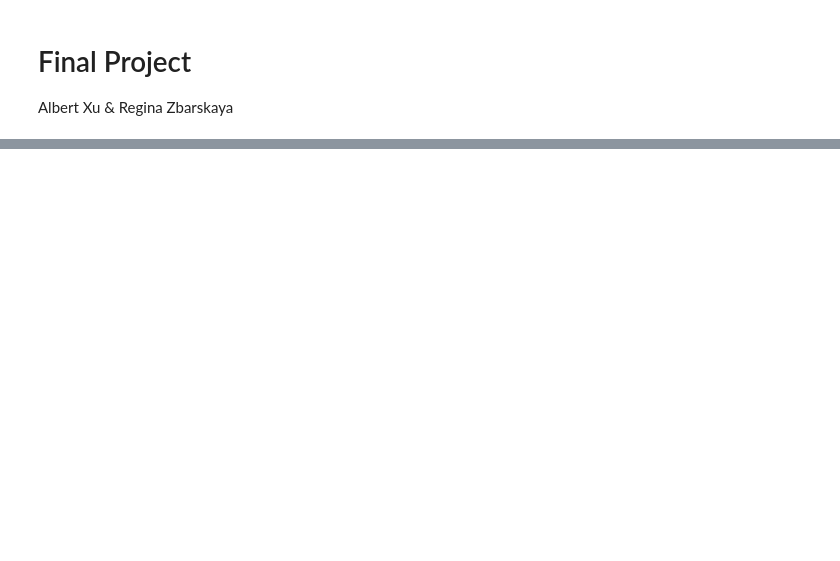
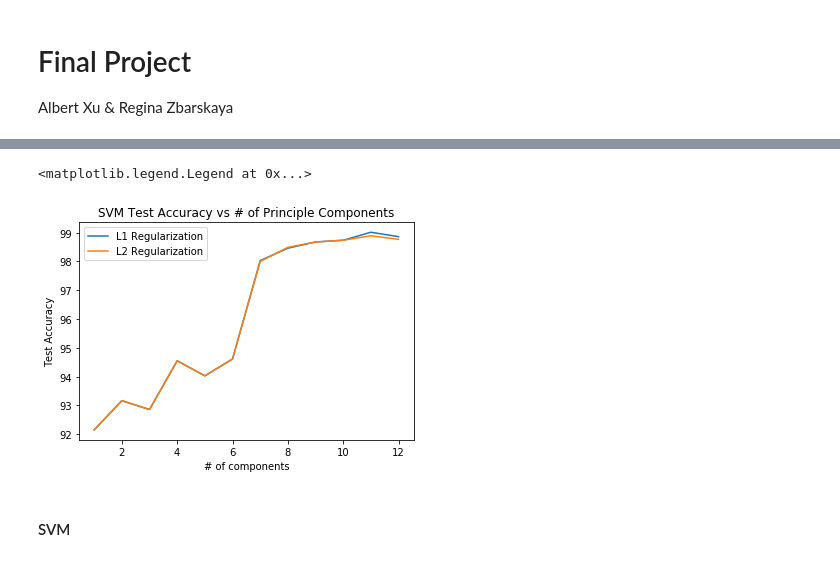
Before and after one commit to alberttxu/ml_final_project, a Jupyter notebook: final_proj.ipynb, the cells around one changed output, grey strips where cells are left out. Cells and saved outputs as stored; diff of their text form; code cells hidden in the pictures; blank space fills up the shorter version.

```diff
--- a/final_proj.ipynb
+++ b/final_proj.ipynb
@@ -66,0 +141,20 @@ svm_acc(X_train, y_train, X_test, y_test)
+# %%
+# Apply linear SVM to on data to predict red/white wine
+def svm_linear(pen, X_train, X_test, y_train, y_test, suppress):
+    model = LinearSVC(penalty=pen,loss='squared_hinge',dual=False)
+    model.fit(X_train, y_train)
+
+    tr_acc = model.score(X_train, y_train)*100
+    ts_acc = model.score(X_test, y_test)*100
+    if(not suppress):
+        print('\tTraining Accuracy: {0:.2f}%'.format(tr_acc))
+        print('\tTest Accuracy: {0:.2f}%'.format(ts_acc))
+    return tr_acc, ts_acc
+
+# ---------- Lasso (L1) Regularization ----------
+print('\nLasso (L1) Regularization: ')
+svm_linear('l1', X_train, X_test, y_train, y_test, 0)
+
+# ---------- Ridge (L2) Regularization ----------
+print('\nRidge (L2) Regularization: ')
+svm_linear('l2', X_train, X_test, y_train, y_test, 0)
@@ -66,0 +170,27 @@ svm_acc(X_train, y_train, X_test, y_test)
+# %%
+# ---------- Changing Number of Principle Components for LinearSVC ----------
+# create arrays to hold test accuracy
+test_acc_1 = []
+test_acc_2 = []
+for i in range(1, 13):
+    X2_train, X2_test, Y2_train, Y2_test = train_test_split(pca_transform(X, i), y, test_size=0.5)
+    # fit using l1 regularization
+    acc = svm_linear('l1', X2_train, X2_test, Y2_train, Y2_test, 1)
+    test_acc_1.append(acc[1])
+    # fit using l2 regularization
+    acc = svm_linear('l2', X2_train, X2_test, Y2_train, Y2_test, 1)
+    test_acc_2.append(acc[1])
+
+# plot both regularizations on one graph
+l1, = plt.plot(range(1, 13), test_acc_1, label='L1 Regularization')
+plt.title('SVM Test Accuracy vs # of Principle Components')
+plt.xlabel('# of components')
+plt.ylabel('Test Accuracy')
+
+l2, = plt.plot(range(1,13), test_acc_2, label='L2 Regularization')
+plt.legend(handles=[l1, l2])
+# %% [output]
+<matplotlib.legend.Legend at 0x...>
+[figure, added]
+# %% [markdown]
+#### SVM
```
Also changed, not shown: parts of 21 cells of this notebook.
